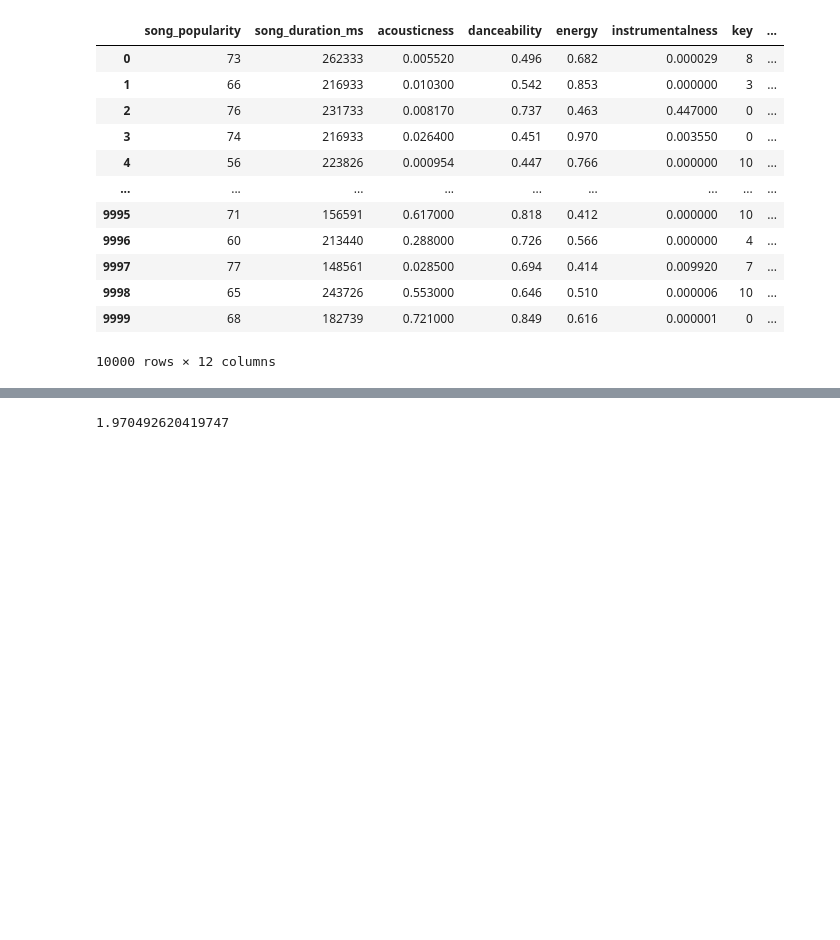
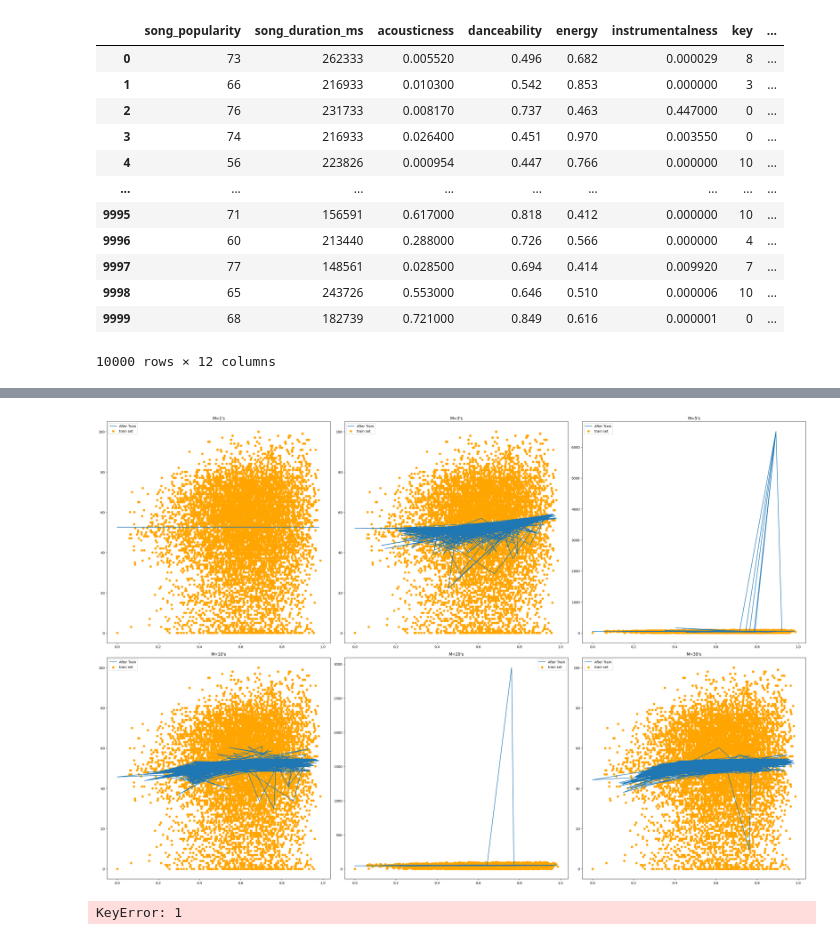
Before and after one commit to PY-Chua/NYCU_Introduction_to_Machine_Learning_2024, a Jupyter notebook: HW1/hw1_demo.ipynb, the cells around one changed output, grey strips where cells are left out. Cells and saved outputs as stored; diff of their text form; code cells hidden in the pictures; blank space fills up the shorter version.

```diff
--- a/HW1/hw1_demo.ipynb
+++ b/HW1/hw1_demo.ipynb
@@ -46,7 +46,7 @@ class LinearRegressionHW:
 
     @staticmethod
     def logistic_function(x:np.ndarray) -> np.array:
-        return 1 / (1 + np.exp(-np.clip(x, -700, 700)))
+        return 1 / (1 + np.exp(-x))
 
 
     def basis_function(self , x : np.ndarray , j : int) -> np.array:
@@ -78,9 +78,10 @@ class LinearRegressionHW:
     def train(self , x_train : pd.DataFrame , y_train : np.ndarray):
         large_design_matrix = self.build_large_design_matrix(x_data=x_train)
 
-        matrix = large_design_matrix.T @ large_design_matrix
+        #matrix = large_design_matrix.T @ large_design_matrix
 
-        self.weight = np.linalg.pinv(matrix) @ large_design_matrix.T @ y_train
+        #self.weight = np.linalg.pinv(matrix) @ large_design_matrix.T @ y_train
+        self.weight = np.linalg.pinv(large_design_matrix) @ y_train
 
         return self.weight
 
@@ -88,4 +89,4 @@ class LinearRegressionHW:
 
         large_design_matrix = self.build_large_design_matrix(x)
         print(large_design_matrix.shape)
-        return  large_design_matrix @ self.weight
+        return large_design_matrix @ self.weight
@@ -96,4 +93,7 @@ model = LinearRegressionHW(M , s)
 # %%
+df_hw1_train=df_hw1_train.drop(['acousticness','instrumentalness','key', 'liveness','tempo','audio_valence'], axis=1)
+df_hw1_test=df_hw1_test.drop(['acousticness','instrumentalness','key', 'liveness','tempo','audio_valence'], axis=1)
+
 x_train = df_hw1_train.drop(columns="song_popularity")
 y_train = df_hw1_train["song_popularity"].to_numpy()
 x_test = df_hw1_test.drop(columns="song_popularity")
@@ -141,3 +154,31 @@ plt.show()
+# %%
+#plt.clf()
+#plt.scatter(x_train["danceability"] , y_train , label="train data")
+#plt.plot(x_test["danceability"] , y_pre[3] , label="pre data")
+#plt.scatter(x_test["danceability"] , y_test , label="true data")
+#plt.legend()
+#plt.show()
+
+# plot graph (a)
+figure, axis = plt.subplots(2, 3, figsize=(30, 20), tight_layout=True)
+
+for index, (m_of_train, predict_result_t) in enumerate(model_result_output_train_dict.items()):
+    axis[index//3, index%3].set_title(f"M={m_of_train}'s")
+
+    axis[index // 3, index % 3].plot(x_test["danceability"],
+                                     predict_result_t,
+                                     label="After Train")
+
+    axis[index//3, index%3].scatter(x_train["danceability"],
+                                    y_train,
+                                    label="train set",
+                                    color="orange")
+
+    axis[index // 3, index % 3].legend()
+
+plt.show()
+# %% [output]
+[figure, added]
 # %%
 def accuracy(y_pre : np.ndarray , y_true: np.ndarray) -> float:
 
@@ -146,7 +187,8 @@ def accuracy(y_pre : np.ndarray , y_true: np.ndarray) -> float:
     arr = (y_pre - y_true) / (y_d)
 
     return np.sum(np.abs(arr)) / len(arr)
-# %%
-accuracy(y_pre , y_test)
-# %% [output]
-1.970492620419747
+# %%
+for m in M:
+    print(accuracy(y_pre[m] , y_test))
+# %% [output]
+KeyError: 1
```
Also changed, not shown: parts of 9 cells of this notebook.
